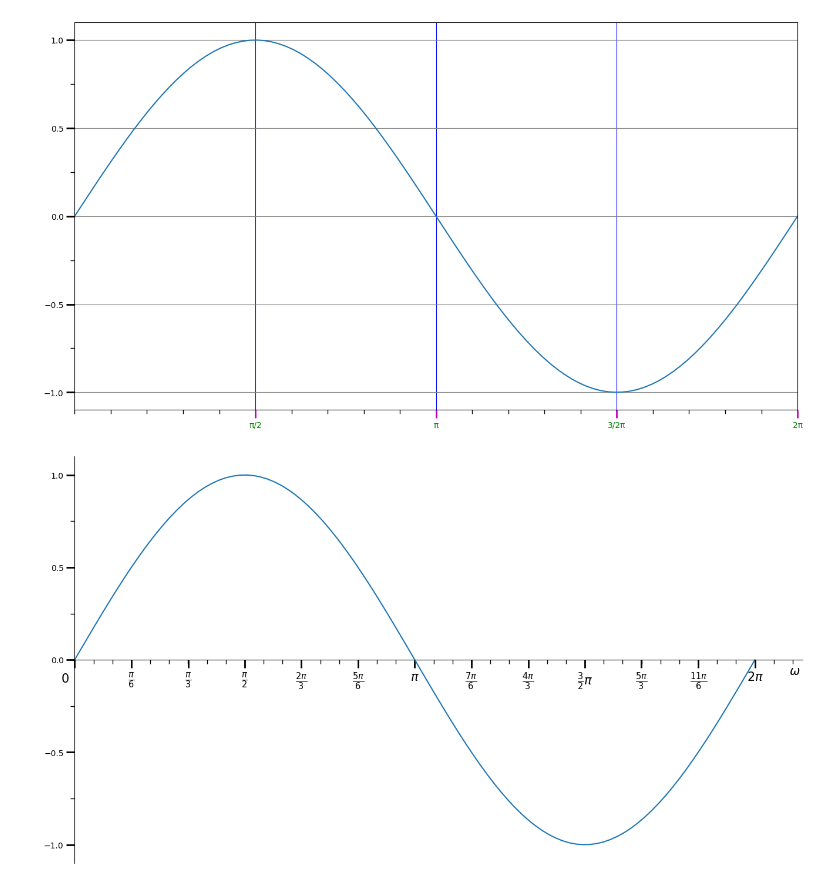
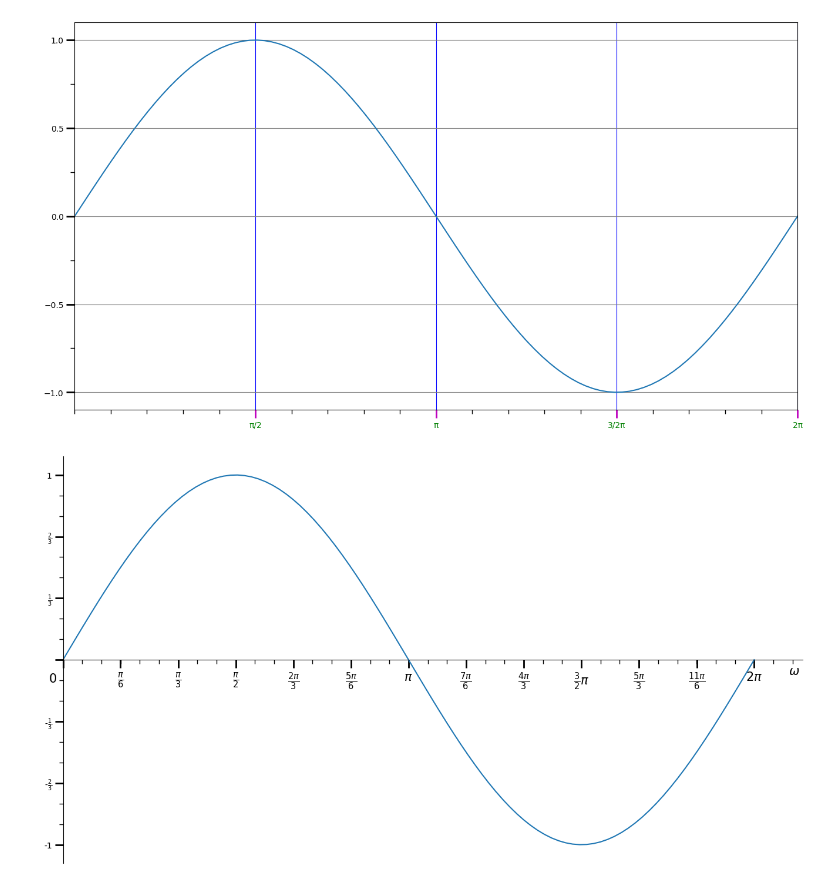
Before and after one commit to Buldadavid/plot, a Jupyter notebook: 1.ipynb, the cells around one changed output. Cells and saved outputs as stored; diff of their text form; code cells hidden in the pictures.

```diff
--- a/1.ipynb
+++ b/1.ipynb
@@ -30,32 +30,34 @@ plt.show()
 # %%
 fig = plt.subplots(figsize=(13,7), layout='constrained')
 ax = plt.gca()
 ax.xaxis.set_major_locator(ticker.MultipleLocator(1/12))
 ax.xaxis.set_minor_locator(ticker.MultipleLocator(1/36))
 ax.xaxis.set_ticks_position('bottom')
-ax.yaxis.set_major_locator(ticker.MultipleLocator(0.5))
-ax.yaxis.set_minor_locator(ticker.MultipleLocator(0.25))
+ax.yaxis.set_major_locator(ticker.MultipleLocator(1/3))
+ax.yaxis.set_minor_locator(ticker.MultipleLocator(1/9))
 ax.yaxis.set_ticks_position('left')
 ax.tick_params(which='major', width=1, length=5)
 ax.tick_params(which='minor', width=1, length=5)
 ax.tick_params(axis='x', color='k', length=10, direction='out', width=2, labelcolor='k', grid_color='b')
 ax.tick_params(axis='y', color='k', length=10, direction='out', width=2, labelcolor='k', grid_color='gray')
+ax.set_yticks([0,1/3,2/3,1,-1/3,-2/3,-1])
+ax.set_yticklabels(["",r'$\frac{1}{3}$',r'$\frac{2}{3}$',1,r'-$\frac{1}{3}$',r'-$\frac{2}{3}$',-1])
 ax.set_xticks([0,0.083,0.167,0.25,1/3,0.417,0.5,0.583,2/3,0.75,0.833,0.917,1])
 ax.set_xticklabels(["",r'$\frac{\pi}{6}$',r'$\frac{\pi}{3}$',r'$\frac{\pi}{2}$',r'$\frac{2\pi}{3}$',r'$\frac{5\pi}{6}$', '$\pi$',r'$\frac{7\pi}{6}$',r'$\frac{4\pi}{3}$', r'$\frac{3}{2}\pi$',r'$\frac{5\pi}{3}$',r'$\frac{11\pi}{6}$',r'$2\pi$'])
 ax.text(1.05, -.08, r"$\omega$", color="k", fontsize=15)
 ax.text(-0.02, -0.12, r"0", color="k", fontsize=15)
 # ax.spines['left'].set_position('center')
 ax.spines['bottom'].set_position('center')
 ax.spines['top'].set_visible(False)
 ax.spines['right'].set_visible(False)
 for label in ax.get_xticklabels():
     label.set_fontsize(15)
 # ax.spines['bottom'].set_visible(False)
 # ax.spines['left'].set_visible(False)
 plt.plot(x,y)
 # plt.hlines(0, 0, x[-1], colors="k", linestyles='solid', label='-')
 plt.xlim(0,1.07)
 # plt.grid()
 plt.show()
 # %% [output]
-[figure, old version]
+[figure, new version]
```
